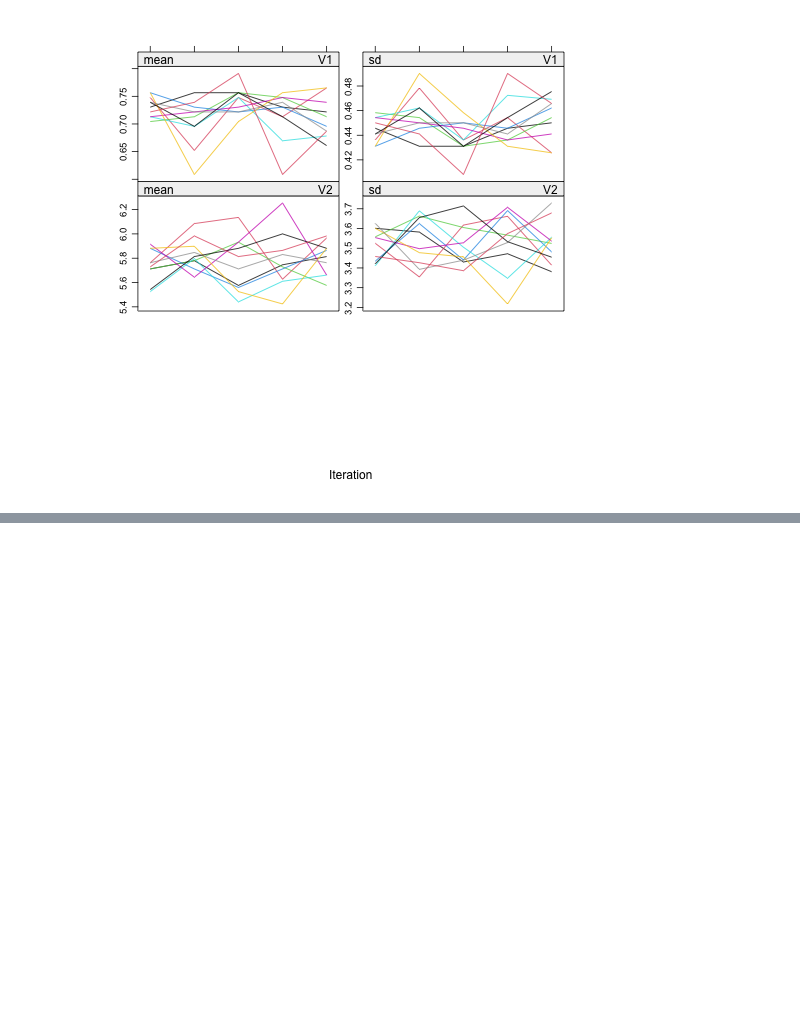
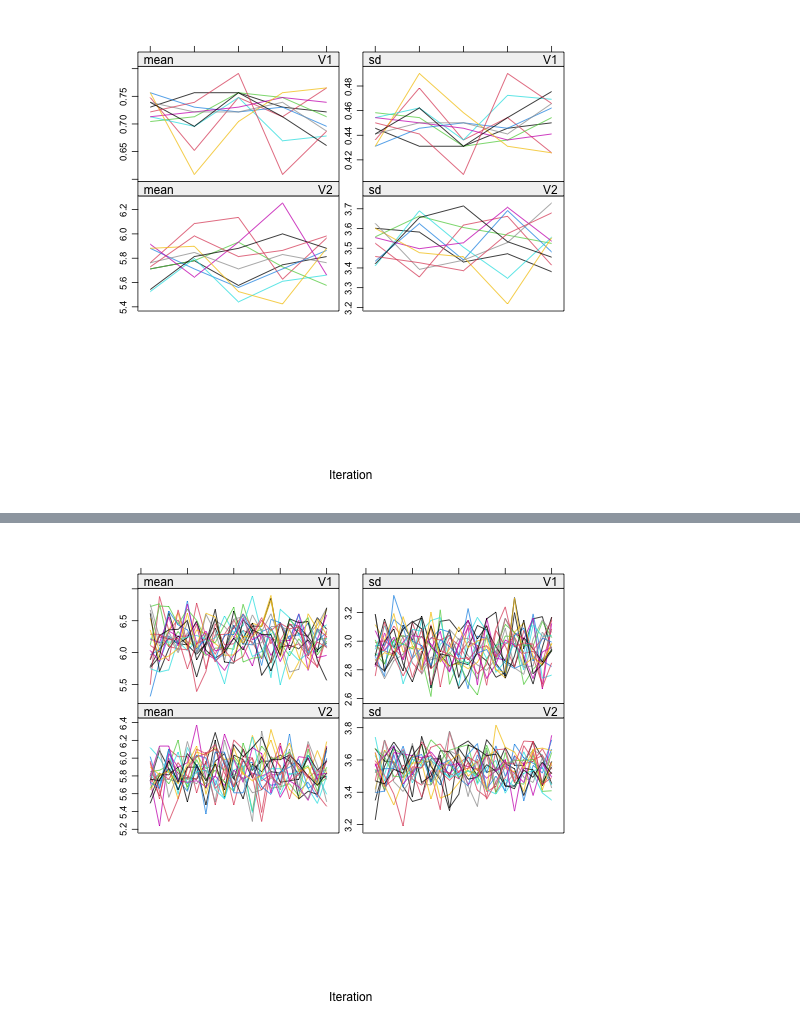
Before and after one commit to christianliman/mlds-research-project-2023, a Jupyter notebook: notebook/multiple-imputation/Validate MICE codes against R implementation.ipynb, the cells around one changed output, grey strips where cells are left out. Drawn from its saved outputs; the diff is of its cells as text; code cells hidden in the pictures; blank space fills up the shorter version.

```diff
--- a/notebook/multiple-imputation/Validate MICE codes against R implementation.ipynb
+++ b/notebook/multiple-imputation/Validate MICE codes against R implementation.ipynb
@@ -1098,0 +1103,12 @@ display(Image(filename="../../results/figures/testfig_{}.png".format(curdate)))
+# %%
+# Load relevant R packages as objects
+base = importr("base")
+rstats = importr("stats")
+mice = importr("mice")
+grdevices = importr("grDevices")
+
+# Convert data frames into R objects
+with localconverter(robjects.default_converter + pandas2ri.converter):
+    incompdfr = robjects.conversion.py2rpy(incompdf)
+    incompdf1r = robjects.conversion.py2rpy(incompdf1)
+    incompdf2r = robjects.conversion.py2rpy(incompdf2)
@@ -1098,0 +1122,3 @@ display(Image(filename="../../results/figures/testfig_{}.png".format(curdate)))
+# %%
+# Implement MICE in R
+imp_r1 = mice.mice(incompdf1r, m=20, maxit=20, method="pmm", seed=2023)
@@ -1098,0 +1218,12 @@ display(Image(filename="../../results/figures/testfig_{}.png".format(curdate)))
+# %%
+# Generate trace plot of chain statistics (R)
+
+curdate = datetime.datetime.now().strftime("%Y%m%d-%H%M%S")
+grdevices.png(file="../../results/figures/testfig_{}.png".format(curdate))
+p = mice.plot_mids(imp_r1)
+base.print(p)
+grdevices.dev_off()
+
+display(Image(filename="../../results/figures/testfig_{}.png".format(curdate)))
+# %% [output]
+[figure, added]
```
Also changed, not shown: parts of 41 cells of this notebook.
